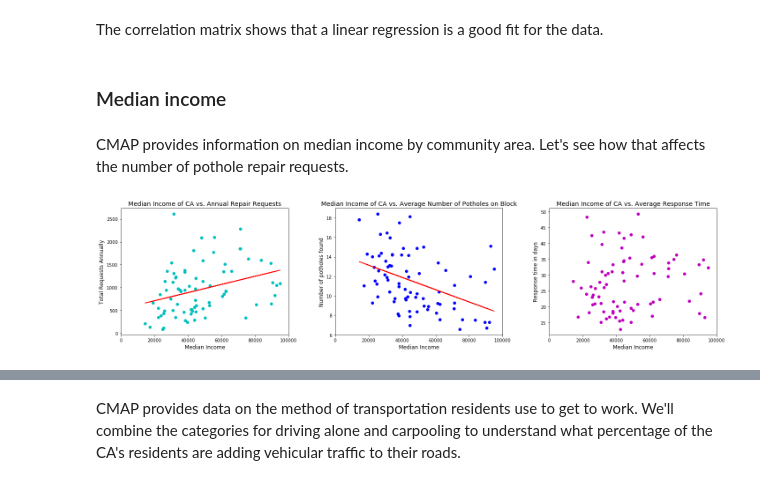
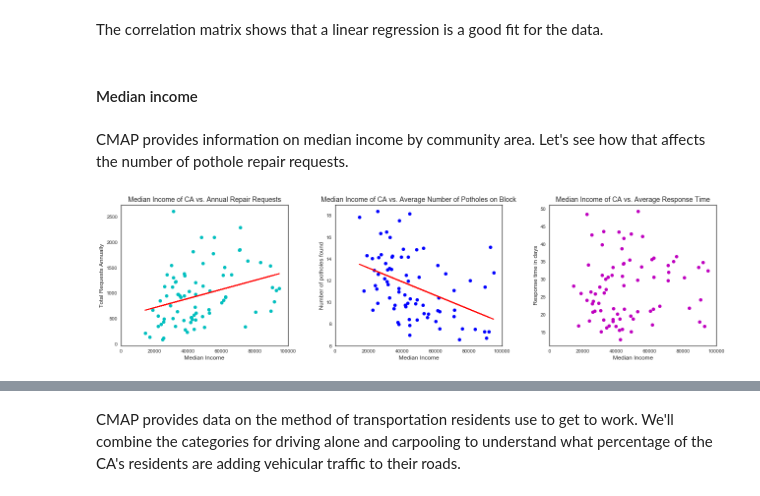
Before and after one commit to mdhanna/Chicago_Pothole_Analysis, a Jupyter notebook: Capstone1_Chicago_Pothole_Analysis.ipynb, the cells around one changed output, grey strips where cells are left out. Saved outputs shown, nothing was run; the diff lists cells and outputs as text; code cells hidden in the pictures.

```diff
--- a/Capstone1_Chicago_Pothole_Analysis.ipynb
+++ b/Capstone1_Chicago_Pothole_Analysis.ipynb
@@ -133,4 +118,0 @@ s
-# %%
-dfWards = pd.Series(wards).reset_index()
-dfWards.columns = ['Ward', 'Direction']
-df = pd.merge(df, dfWards, on='Ward')
@@ -139,11 +130,11 @@ df = pd.merge(df, dfWards, on='Ward')
 # %% [markdown]
 First, let's test the City's statement that "Pothole repairs are generally completed within 7 days from the first report of a pothole to 311."
 # %%
-df['timePassed'] = (df['clean Completion Date'] - df['clean Creation Date']).dt.days
+df = df.assign(timePassed = (df['clean Completion Date'] - df['clean Creation Date']).dt.days)
 
-weekOrLess = df[df['timePassed'] <= 7]
+weekOrLess = df[df['timePassed'] <= 7].copy()
 
 #Count by creation date to find all requests
 pctWeekOrLess = weekOrLess['clean Creation Date'].count() * 100 / df['clean Creation Date'].count()
-pctWeekOrLess
+print('Pct holed filled in week or less:', '{:.2f}'.format(pctWeekOrLess), '%')
 # %% [output]
@@ -229,7 +167,7 @@ for date in df['clean Creation Date']:
         seasons.append('summer')
 
 #Add seasons as a column in dataframe
-df['season'] = seasons
+df = df.assign(season = seasons)
 # %%
 avgDaysBySeason = df.groupby('season')['timePassed'].mean()
 
@@ -670,7 +448,7 @@ LinregressResult(slope=0.021371565338518046, intercept=197.86399632319717, rvalu
 Let's compare how often requests are filed with the Department of Transportation with how many potholes are found on each block when the DoT arrives by community area.  We can hypothesize that when fewer requests are filed, the crew finds more potholes to fill since they tend to that community area less frequently than others where more requests are filed.  We'll also compare these variables again response time to understand the correlation.
 # %%
 #Combine average number of potholes per block and number of annual requests by community area
-avgPotholeNumByCA = totalDF.groupby('GEOG')['Num Holes Found'].mean()
+avgPotholeNumByCA = totalDF.groupby('GEOG')['Num_Holes_Found'].mean()
 fig = plt.figure(figsize=(18,5))
 plt.subplot(1,3,1)
 plt.plot(CA_requests, avgPotholeNumByCA, 'bo');
@@ -683,6 +461,8 @@ plt.title('Annual Requests vs. Number of Potholes Found per Block', fontsize = 1
 slope, intercept, r, p, stderr = linregress(CA_requests, avgPotholeNumByCA)
 line_values = [slope * i + intercept for i in list(CA_requests)]
 plt.plot(list(CA_requests), line_values, '-r');
+
+avgDaysCA = totalDF.groupby('GEOG')['timePassed'].mean()
 
 plt.subplot(1,3,2)
 plt.plot(avgDaysCA, avgPotholeNumByCA, 'ro');
@@ -723,14 +503,14 @@ print(np.corrcoef([avgDaysCA, CA_requests, avgPotholeNumByCA]))
 # %% [markdown]
 The correlation matrix shows that a linear regression is a good fit for the data.
 # %% [markdown]
-### Median income
+#### Median income
 # %% [markdown]
 CMAP provides information on median income by community area.  Let's see how that affects the number of pothole repair requests.
 # %%
 medIncome = censusDF.MEDINC.copy()
 medIncome.index = list(censusDF.GEOG)
 
-fig = plt.figure(figsize=(20,5));
+fig = plt.figure(figsize=(18,5));
 plt.subplot(1,3,1)
 plt.plot(medIncome, CA_requests, 'co');
 plt.xlim([0,100000])
@@ -738,34 +518,34 @@ plt.xlabel('Median Income', fontsize = 12);
 plt.ylabel('Total Requests Annually', fontsize = 12);
 plt.title('Median Income of CA vs. Annual Repair Requests', fontsize = 14);
 
 #Add regression line
 slope, intercept, r, p, stderr = linregress(medIncome, CA_requests)
 line_values = [slope * i + intercept for i in list(medIncome)]
 plt.plot(list(medIncome), line_values, '-r');
 
 plt.subplot(1,3,2)
 plt.plot(medIncome, avgPotholeNumByCA, 'bo');
 plt.xlim([0,100000])
 plt.xlabel('Median Income', fontsize = 12);
 plt.ylabel('Number of potholes found', fontsize = 12);
 plt.title('Median Income of CA vs. Average Number of Potholes on Block', fontsize = 14);
 
 #Add regression line
 slope, intercept, r, p, stderr = linregress(medIncome, avgPotholeNumByCA)
 line_values = [slope * i + intercept for i in list(medIncome)]
 plt.plot(list(medIncome), line_values, '-r');
 
 CA_response = totalDF.groupby(['GEOG'])['timePassed'].mean()
 
 plt.subplot(1,3,3)
 plt.plot(medIncome, avgDaysCA, 'mo');
 plt.xlim([0,100000])
 plt.xlabel('Median Income', fontsize = 12);
 plt.ylabel('Response time in days', fontsize = 12);
 plt.title('Median Income of CA vs. Average Response Time', fontsize = 14);
 fig.tight_layout()
 # %% [output]
-[figure, old version]
+[figure, new version]
 # %%
 pd.DataFrame(np.corrcoef([medIncome, avgDaysCA, CA_requests, avgPotholeNumByCA]))
 # %% [output]
```
Also changed, not shown: parts of 152 cells of this notebook.
